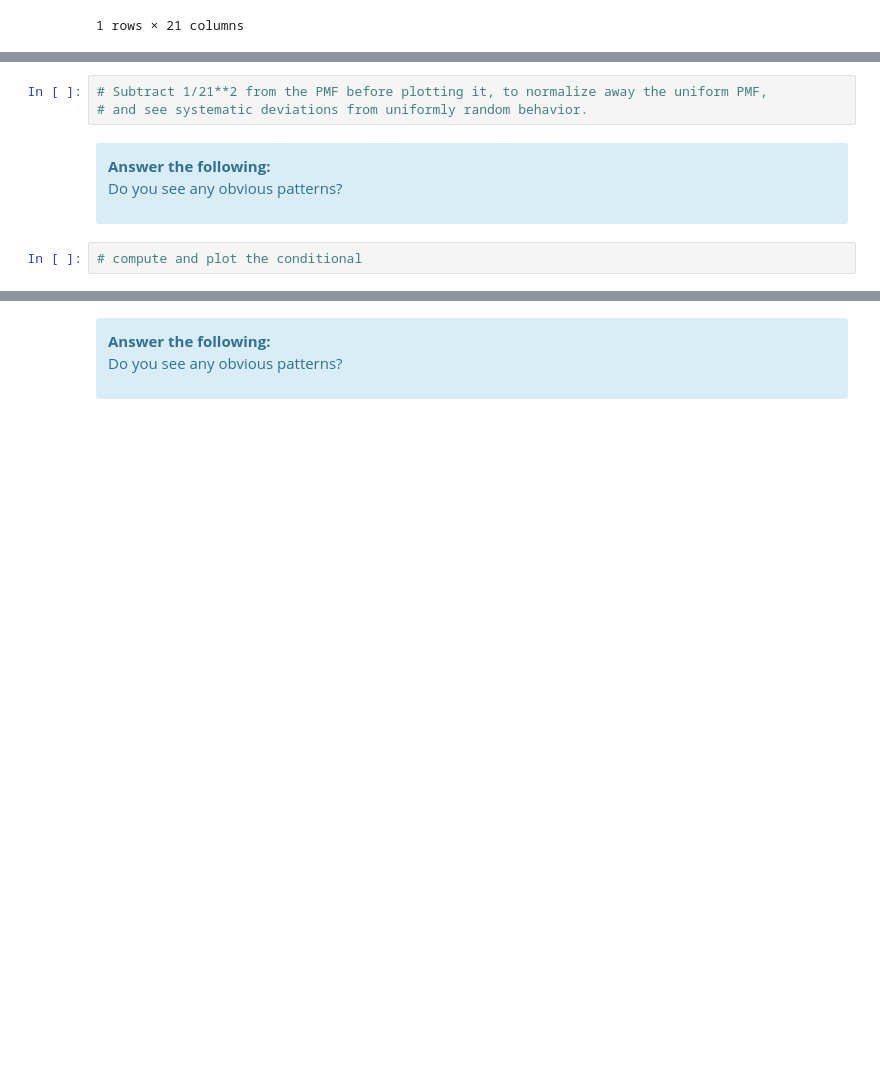
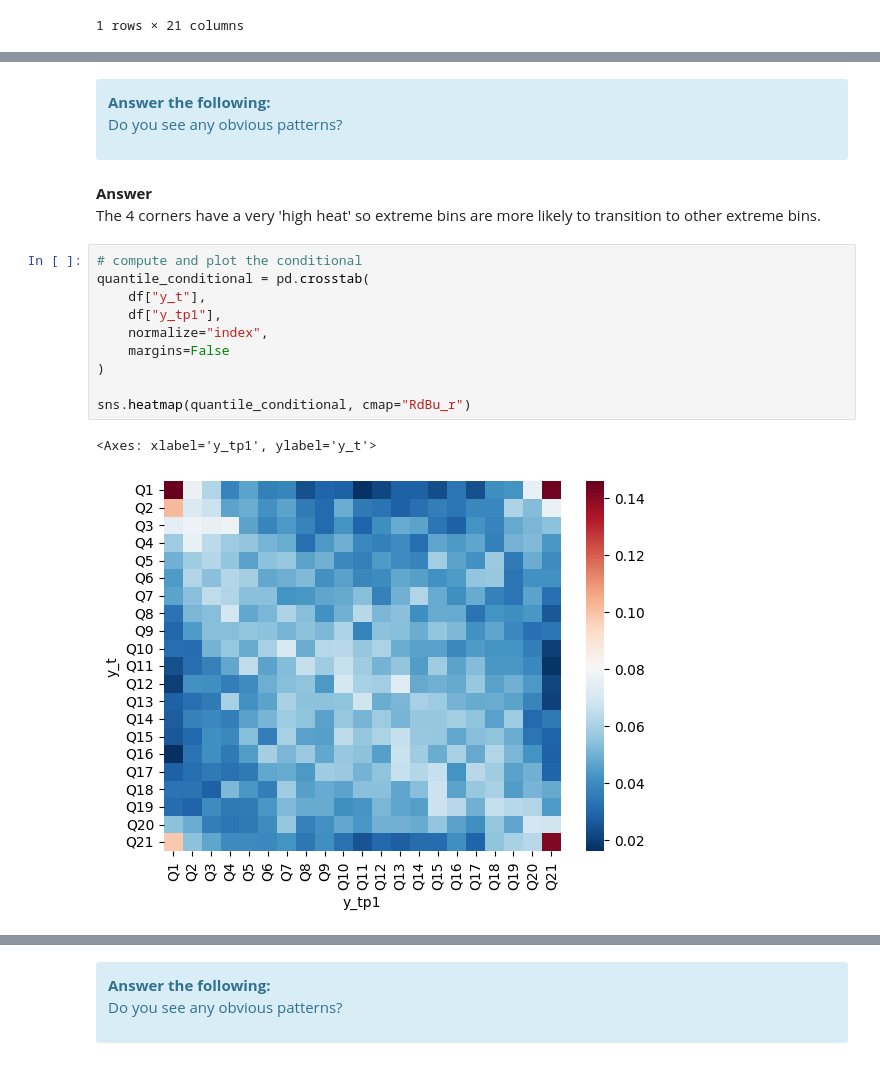
Before and after one commit to Derek9132-uyz/DS-5030-lab-8, a Jupyter notebook: lab08.ipynb, the cells around one changed output, grey strips where cells are left out. Drawn from its saved outputs; the diff is of its cells as text; blank space fills up the shorter version.

```diff
--- a/lab08.ipynb
+++ b/lab08.ipynb
@@ -305,14 +334,25 @@ sns.heatmap(quantile_joint - 1/bins**2, cmap="RdBu_r", center=0)
-# %%
-# Subtract 1/21**2 from the PMF before plotting it, to normalize away the uniform PMF,
-# and see systematic deviations from uniformly random behavior.
 # %% [markdown]
 <div class='alert alert-info'><b>Answer the following:</b>
 
 Do you see any obvious patterns?
 
 </div>
+# %% [markdown]
+**Answer** <br>
+The 4 corners have a very 'high heat' so extreme bins are more likely to transition to other extreme bins.
 # %%
 # compute and plot the conditional
+quantile_conditional = pd.crosstab(
+    df["y_t"],
+    df["y_tp1"],
+    normalize="index",
+    margins=False
+)
+
+sns.heatmap(quantile_conditional, cmap="RdBu_r")
+# %% [output]
+<Axes: xlabel='y_tp1', ylabel='y_t'>
+[figure, added]
 # %%
 # Subtract 1/21**2 from the PMF before plotting it, to normalize away the uniform PMF,
 # and see systematic deviations from uniformly random behavior.
```
Also changed, not shown: parts of 26 cells of this notebook.
